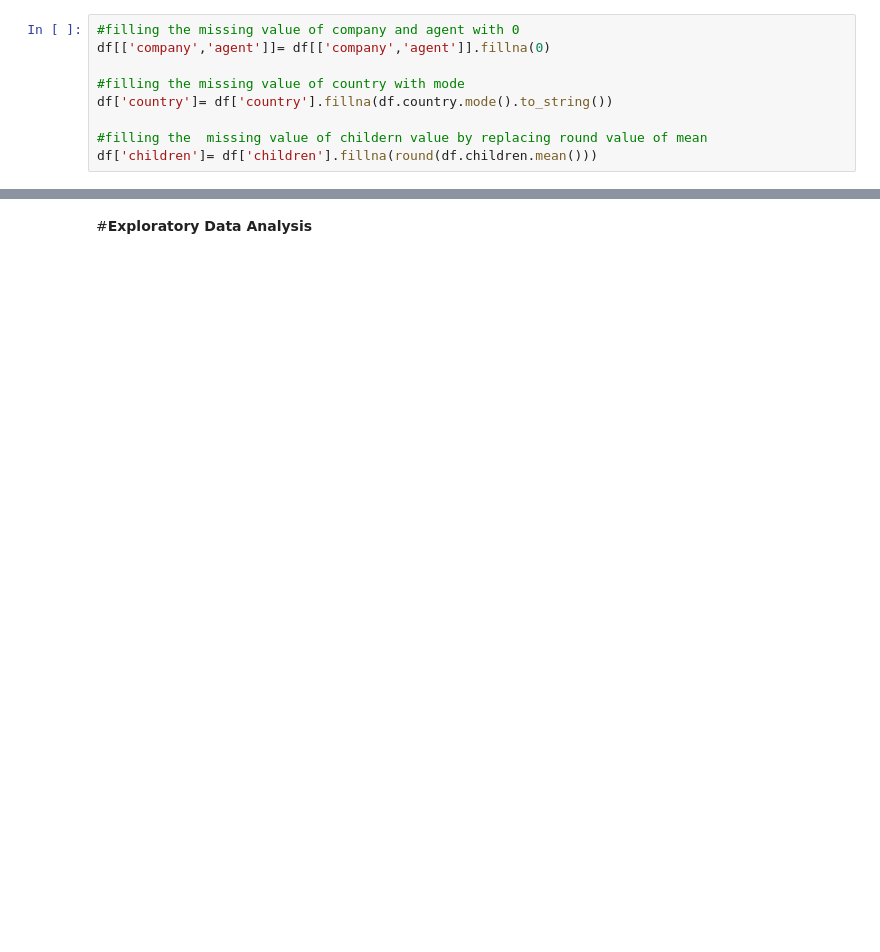
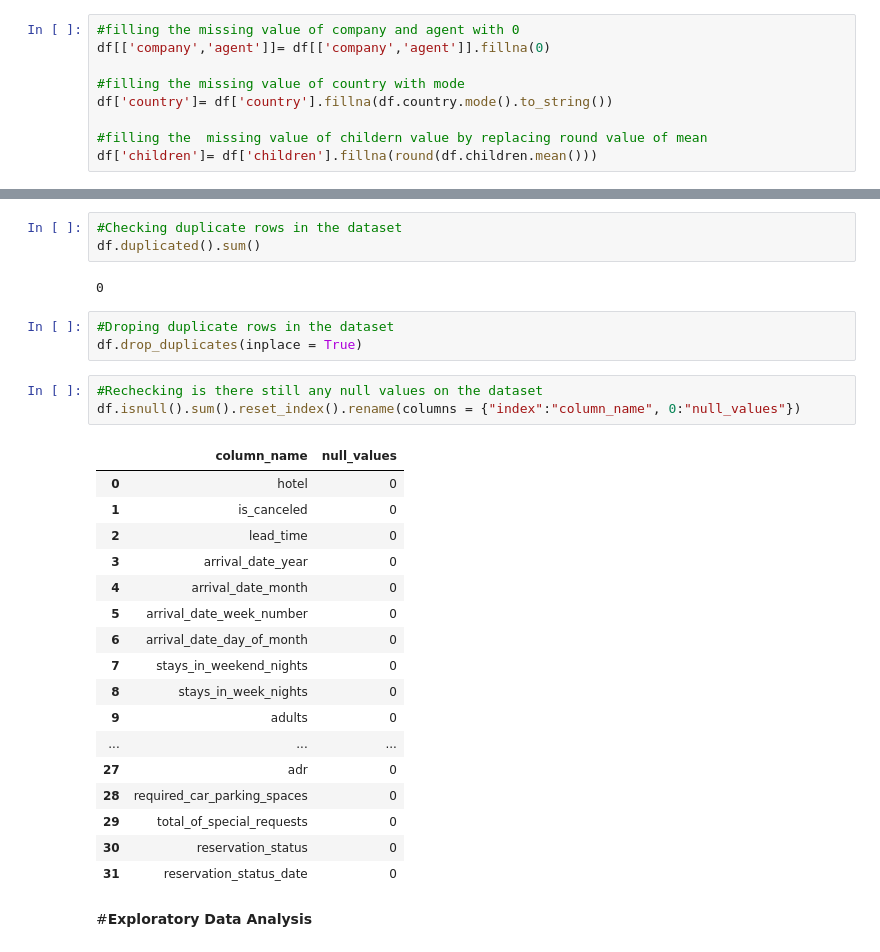
Before and after one commit to SabirAjmal10/Hotel-Booking-Analysis-EDA-Capstone-Project, a Jupyter notebook: Hotel_Booking_Analysis_Capstone_Project.ipynb, the cells around one changed output, grey strips where cells are left out. Cells and saved outputs as stored; diff of their text form; blank space fills up the shorter version.

```diff
--- a/Hotel_Booking_Analysis_Capstone_Project.ipynb
+++ b/Hotel_Booking_Analysis_Capstone_Project.ipynb
@@ -137,2 +210,31 @@ df['children']= df['children'].fillna(round(df.children.mean()))
+# %%
+#Checking duplicate rows in the dataset
+df.duplicated().sum()
+# %% [output]
+0
+# %%
+#Droping duplicate rows in the dataset
+df.drop_duplicates(inplace = True)
+# %%
+#Rechecking is there still any null values on the dataset
+df.isnull().sum().reset_index().rename(columns = {"index":"column_name", 0:"null_values"})
+# %% [output]
+|  | column_name | null_values |
+| 0 | hotel | 0 |
+| 1 | is_canceled | 0 |
+| 2 | lead_time | 0 |
+| 3 | arrival_date_year | 0 |
+| 4 | arrival_date_month | 0 |
+| 5 | arrival_date_week_number | 0 |
+| 6 | arrival_date_day_of_month | 0 |
+| 7 | stays_in_weekend_nights | 0 |
+| 8 | stays_in_week_nights | 0 |
+| 9 | adults | 0 |
+| ... | ... | ... |
+| 27 | adr | 0 |
+| 28 | required_car_parking_spaces | 0 |
+| 29 | total_of_special_requests | 0 |
+| 30 | reservation_status | 0 |
+| 31 | reservation_status_date | 0 |
 # %% [markdown]
 #**Exploratory Data Analysis**
```
Also changed, not shown: parts of 30 cells of this notebook.
